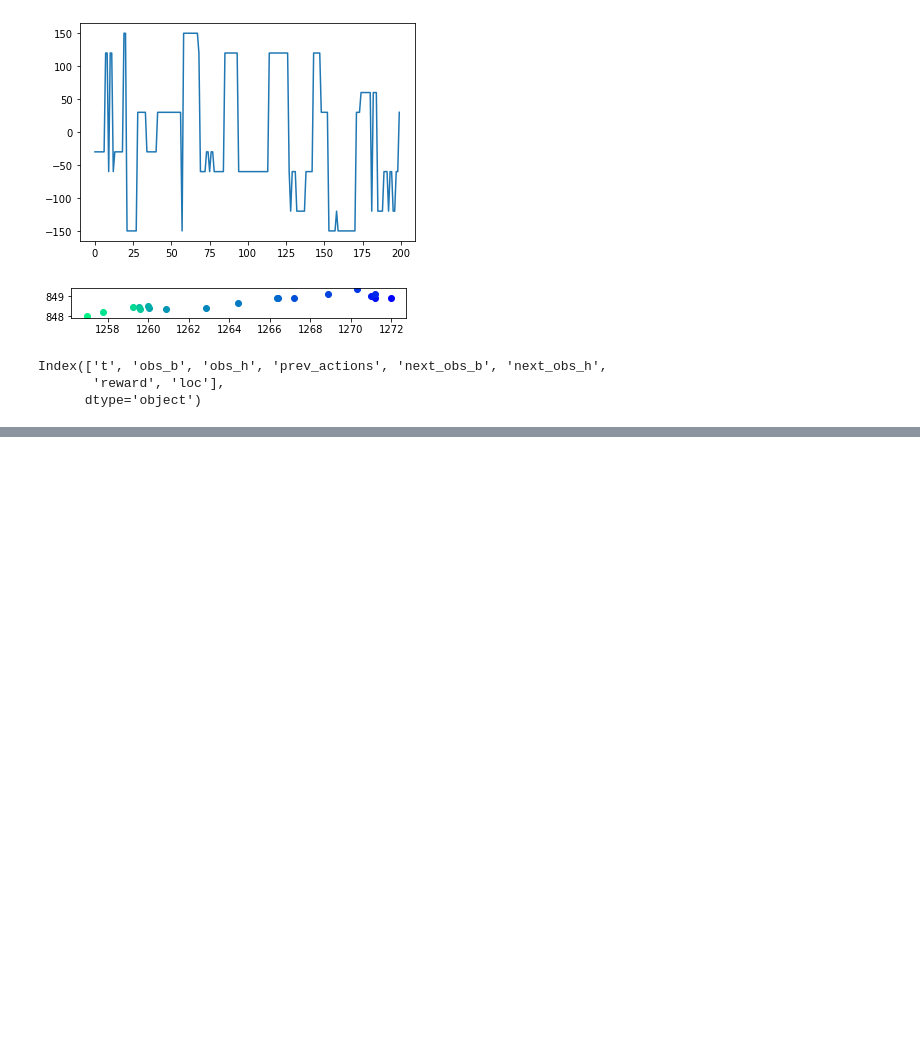
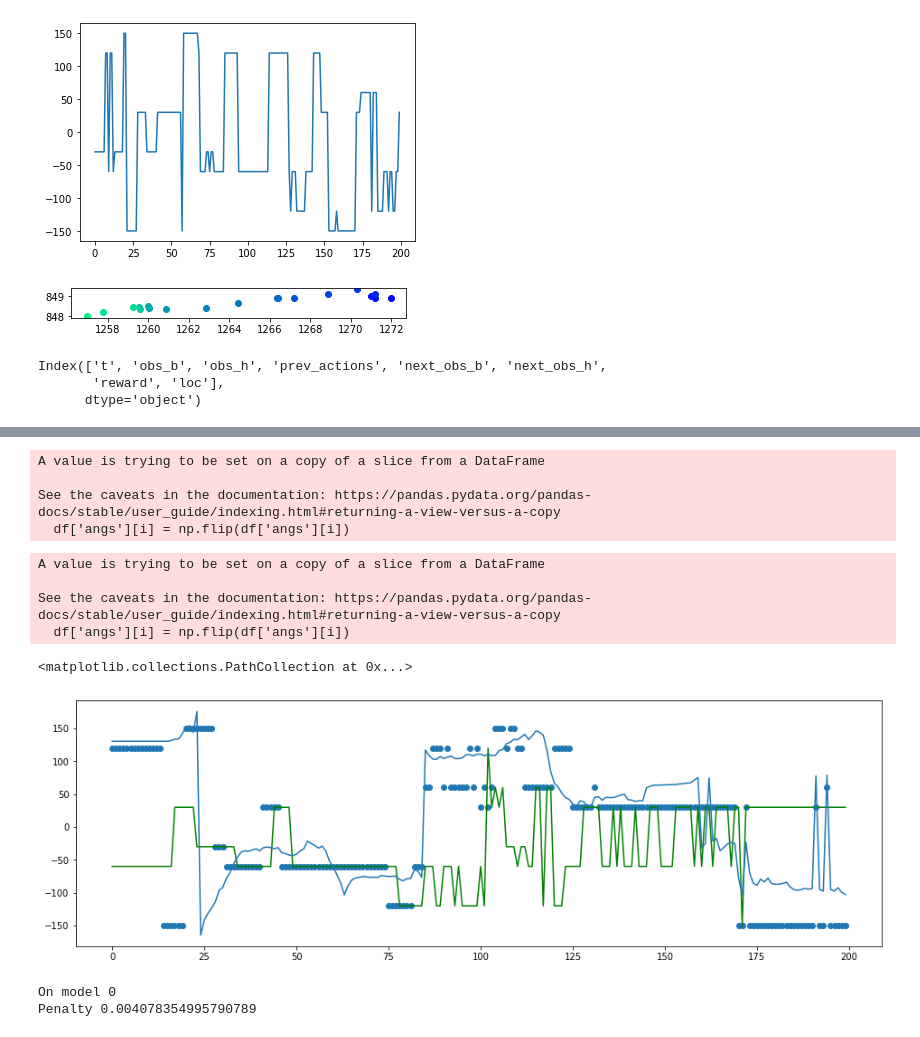
Before and after one commit to ccli3896/RLWorms, a Jupyter notebook: 01_13_reals/Looking.ipynb, the cells around one changed output, grey strips where cells are left out. Drawn from its saved outputs; the diff is of its cells as text; code cells hidden in the pictures; blank space fills up the shorter version.

Commit message:
data from ht fix

```diff
--- a/01_13_reals/Looking.ipynb
+++ b/01_13_reals/Looking.ipynb
@@ -117,0 +117,15 @@ def fix_HT(dh,window=20):
+# %%
+fold = './Data/HTDeb19-01-15-06/'
+dfs = []
+for i in range(2):
+    fname = fold+f'collect{i}.pkl'
+    with open(fname,'rb') as f:
+
+    angs,new_df = ut.make_df_HT(fname)
+    dfs.append(new_df)
+dfs = pd.concat(dfs)
+# %% [output]
+A value is trying to be set on a copy of a slice from a DataFrame
+
+See the caveats in the documentation: https://pandas.pydata.org/pandas-docs/stable/user_guide/indexing.html#returning-a-view-versus-a-copy
+  df['angs'][i] = np.flip(df['angs'][i])
@@ -117,0 +142,30 @@ def fix_HT(dh,window=20):
+# %%
+obs = np.array(traj['obs'])*180
+locs = np.concatenate(df['loc'].to_numpy()).reshape(-1,2)
+# %%
+angs,new_df = ut.make_df_HT(fname)
+# %% [output]
+A value is trying to be set on a copy of a slice from a DataFrame
+
+See the caveats in the documentation: https://pandas.pydata.org/pandas-docs/stable/user_guide/indexing.html#returning-a-view-versus-a-copy
+  df['angs'][i] = np.flip(df['angs'][i])
+# %%
+obs_n = new_df['obs_b'].to_numpy()
+# %%
+st = 0
+lim = 200
+plt.figure(figsize=(16,5))
+plt.plot(obs[st:st+lim],'g')
+plt.plot(angs[st:st+lim])
+plt.scatter(range(lim),obs_n[st:st+lim])
+# %% [output]
+<matplotlib.collections.PathCollection at 0x...>
+[figure, added]
+# %%
+dh = mba.DataHandler()
+dh.load_df(fold+'alls.pkl')
+mset = eme.ModelSet(1,frac=1)
+mset.make_models(dh,sm_pars={'lambda':.1,'iters':10})
+# %% [output]
+On model 0
+Penalty 0.004078354995790789
```
Also changed, not shown: parts of 9 cells of this notebook, 36 other files.
